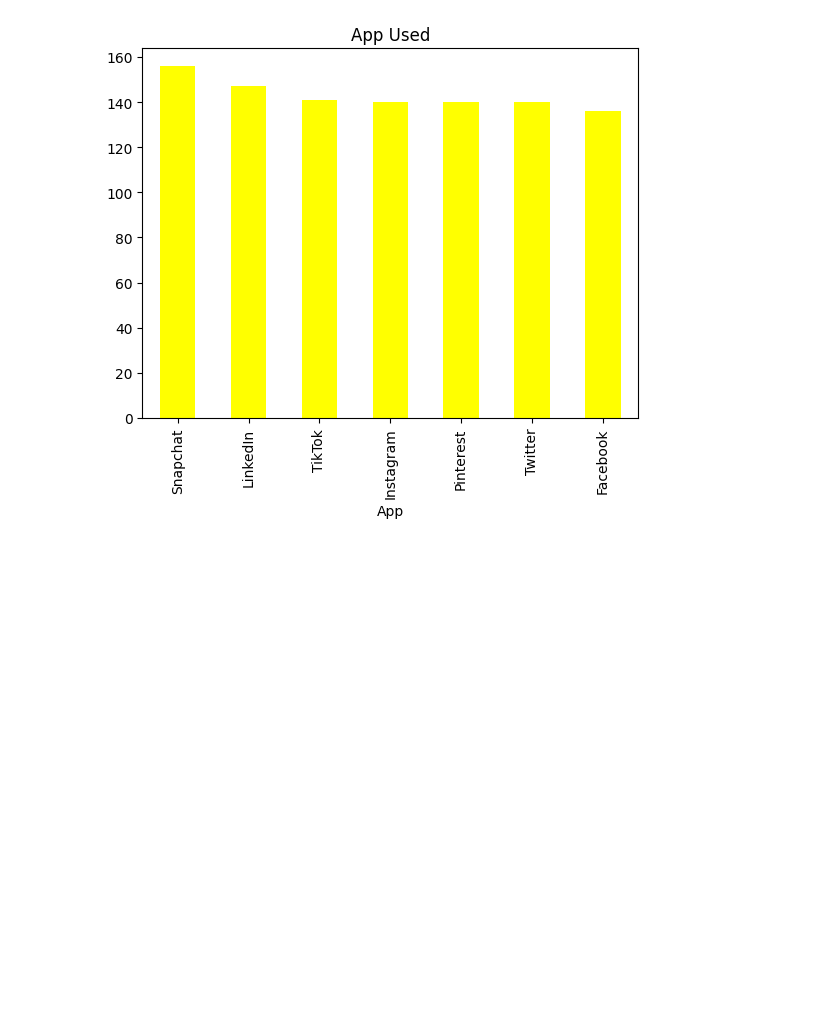
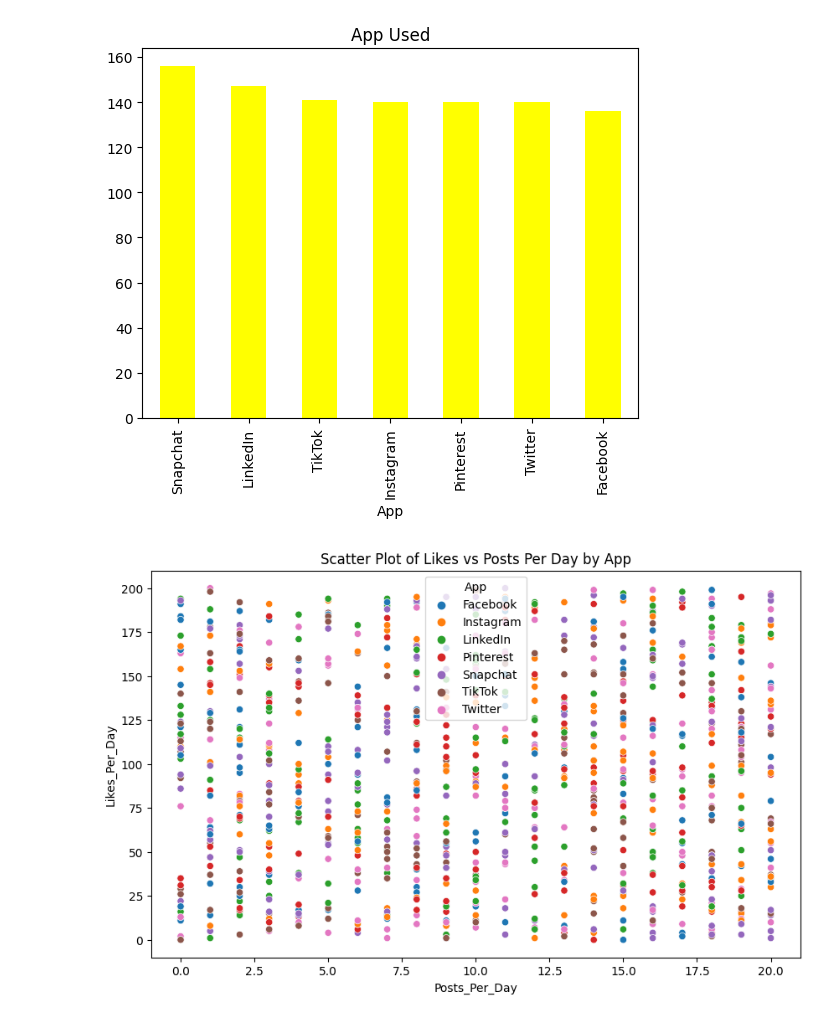
Before and after one commit to kumawatmanish05/Social_media_Usage_analysis, a Jupyter notebook: social-media-analysis.ipynb, the cells around one changed output. Cells and saved outputs as stored; diff of their text form; code cells hidden in the pictures; blank space fills up the shorter version.

```diff
--- a/social-media-analysis.ipynb
+++ b/social-media-analysis.ipynb
@@ -141,3 +141,10 @@ df["App"].value_counts().plot(kind = "bar",color = "Yellow",title = "App Used")
 # %% [output]
 <Axes: title={'center': 'App Used'}, xlabel='App'>
 [figure]
+# %%
+plt.figure(figsize=(10, 6))
+sns.scatterplot(x="Posts_Per_Day", y="Likes_Per_Day", data=df, hue="App")
+plt.title("Scatter Plot of Likes vs Posts Per Day by App")
+plt.show()
+# %% [output]
+[figure, added]
```
Also changed, not shown: parts of 6 cells of this notebook.
